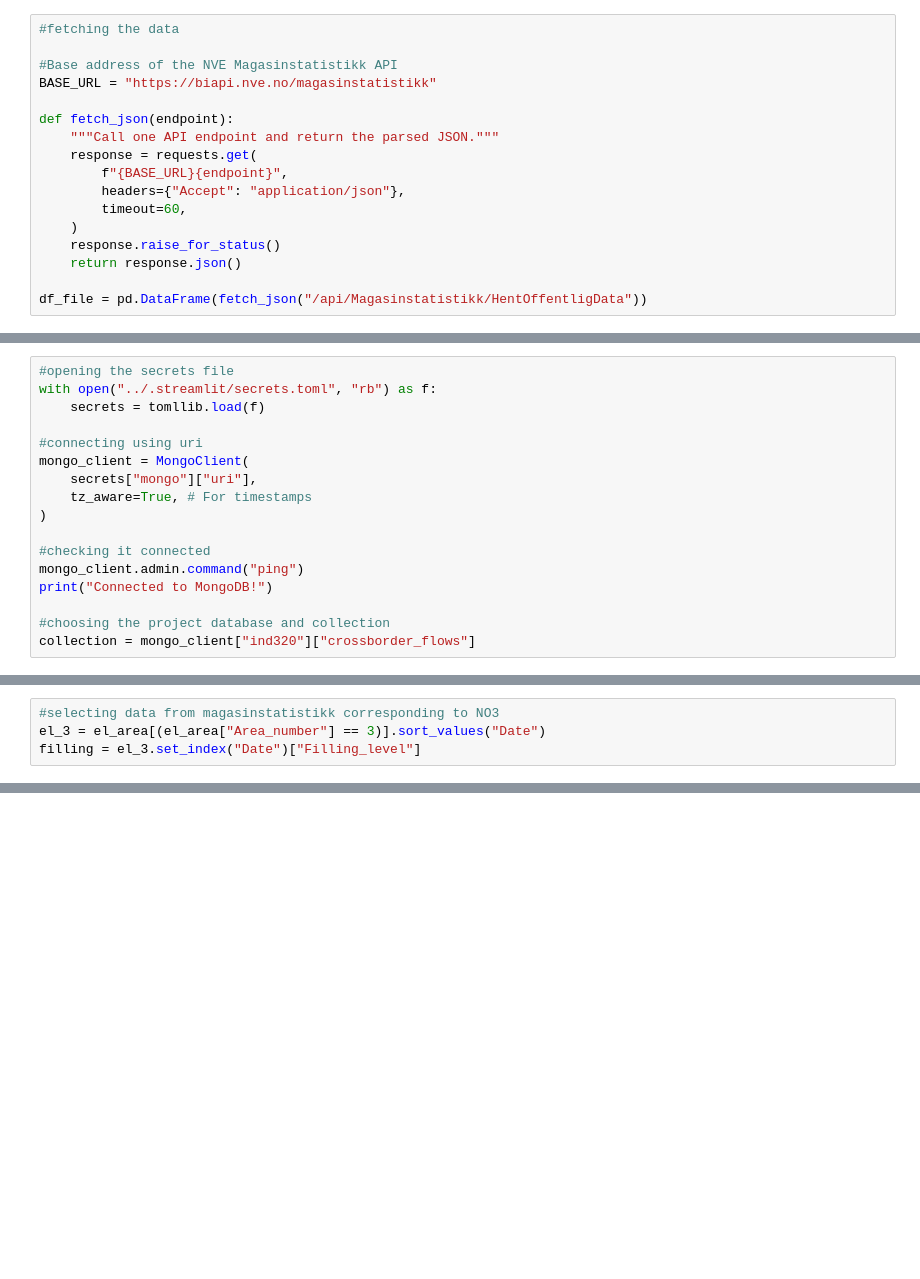
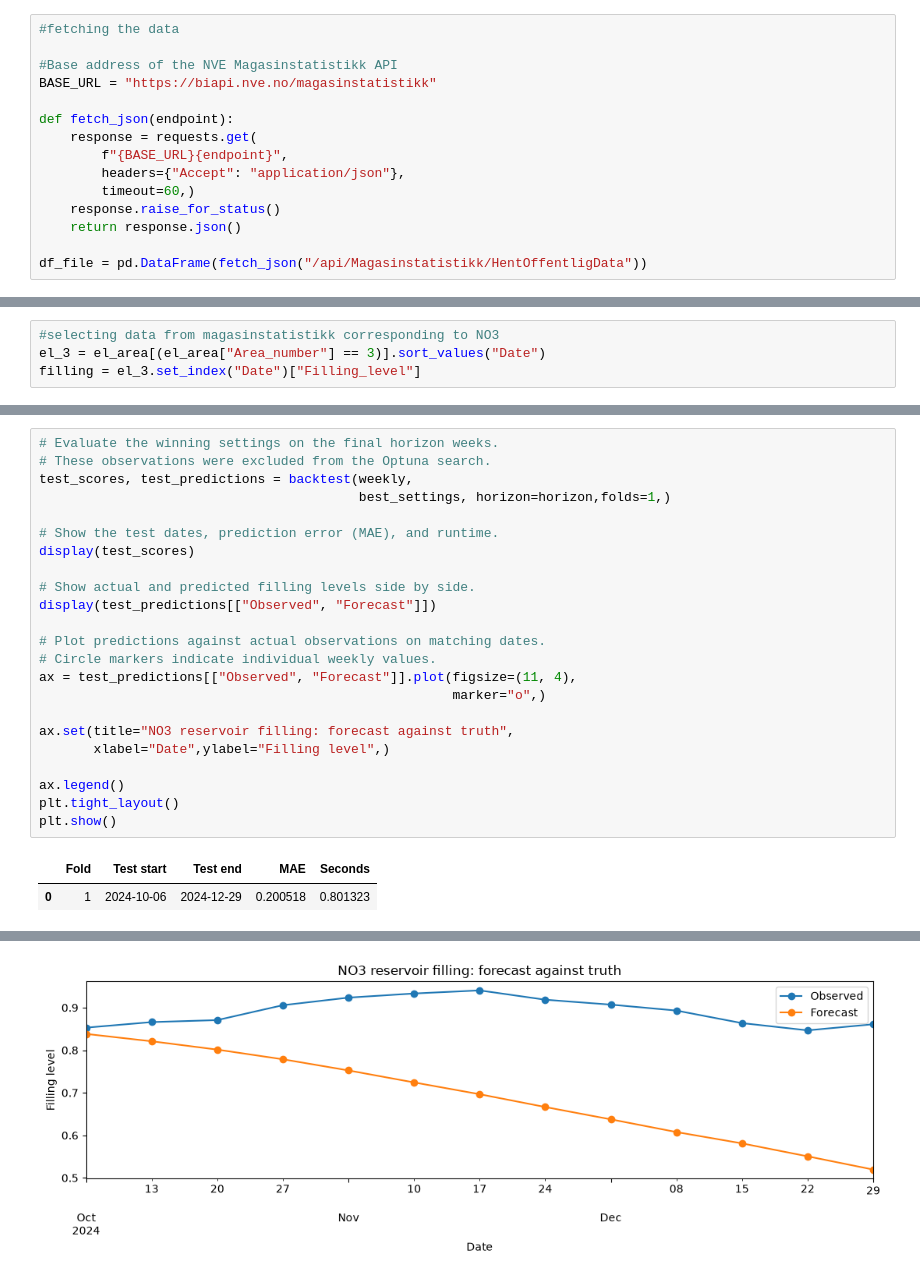
Before and after one commit to malkia777/IND320---Project, a Jupyter notebook: Notebooks/malk_ind320_project_part4.ipynb, the cells around one changed output, grey strips where cells are left out. Drawn from its saved outputs; the diff is of its cells as text; blank space fills up the shorter version.

```diff
--- a/Notebooks/malk_ind320_project_part4.ipynb
+++ b/Notebooks/malk_ind320_project_part4.ipynb
@@ -38,12 +33,10 @@ from statsmodels.tsa.seasonal import STL
 BASE_URL = "https://biapi.nve.no/magasinstatistikk"
 
 def fetch_json(endpoint):
-    """Call one API endpoint and return the parsed JSON."""
     response = requests.get(
         f"{BASE_URL}{endpoint}",
         headers={"Accept": "application/json"},
-        timeout=60,
-    )
+        timeout=60,)
     response.raise_for_status()
     return response.json()
 
@@ -527,17 +72,0 @@ Spark into Mongodb
-# %%
-#opening the secrets file
-with open("../.streamlit/secrets.toml", "rb") as f:
-    secrets = tomllib.load(f)
-
-#connecting using uri
-mongo_client = MongoClient(
-    secrets["mongo"]["uri"],
-    tz_aware=True, # For timestamps
-)
-
-#checking it connected
-mongo_client.admin.command("ping")
-print("Connected to MongoDB!")
-
-#choosing the project database and collection
-collection = mongo_client["ind320"]["crossborder_flows"]
@@ -959,0 +616,26 @@ In Streamlit, I worked on giving the reservoir and weather analyses their own pa
+# %%
+# Evaluate the winning settings on the final horizon weeks.
+# These observations were excluded from the Optuna search.
+test_scores, test_predictions = backtest(weekly,
+                                         best_settings, horizon=horizon,folds=1,)
+
+# Show the test dates, prediction error (MAE), and runtime.
+display(test_scores)
+
+# Show actual and predicted filling levels side by side.
+display(test_predictions[["Observed", "Forecast"]])
+
+# Plot predictions against actual observations on matching dates.
+# Circle markers indicate individual weekly values.
+ax = test_predictions[["Observed", "Forecast"]].plot(figsize=(11, 4),
+                                                     marker="o",)
+
+ax.set(title="NO3 reservoir filling: forecast against truth",
+       xlabel="Date",ylabel="Filling level",)
+
+ax.legend()
+plt.tight_layout()
+plt.show()
+# %% [output]
+|  | Fold | Test start | Test end | MAE | Seconds |
+| 0 | 1 | 2024-10-06 | 2024-12-29 | 0.200518 | 0.801323 |
@@ -959,0 +656 @@ In Streamlit, I worked on giving the reservoir and weather analyses their own pa
+[figure, added]
```
Also changed, not shown: parts of 93 cells of this notebook, 18 other files.
